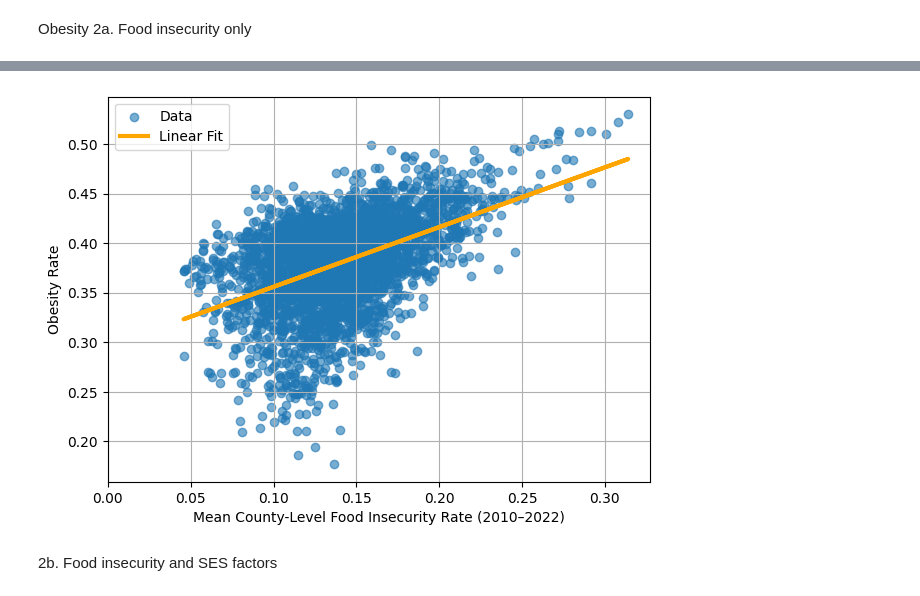
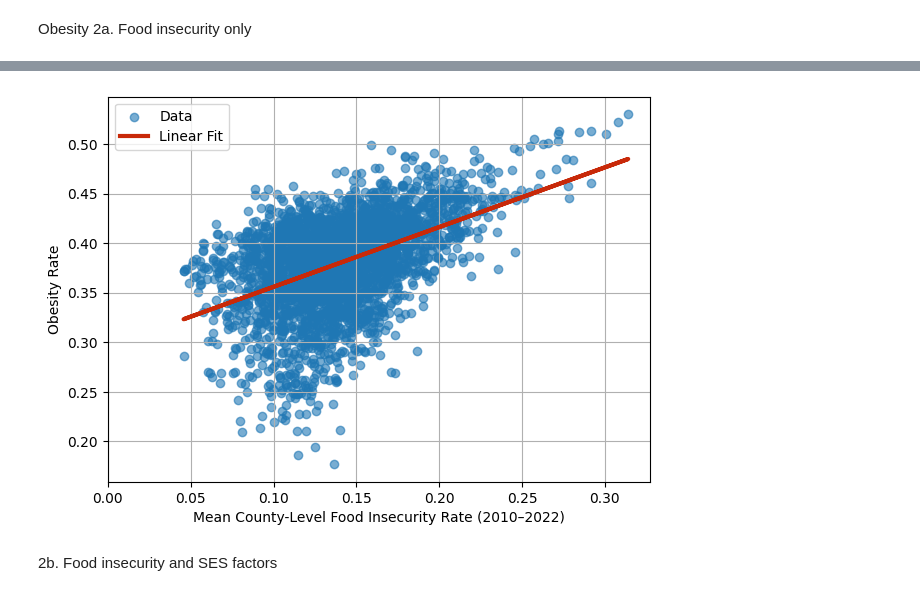
Before and after one commit to rorythanhtran/SNAP-Diabetes-prevalance, a Jupyter notebook: data analysis/initial_analyses.ipynb, the cells around one changed output, grey strips where cells are left out. Saved outputs shown, nothing was run; the diff lists cells and outputs as text; code cells hidden in the pictures.

```diff
--- a/data analysis/initial_analyses.ipynb
+++ b/data analysis/initial_analyses.ipynb
@@ -624,7 +670,7 @@ y_pred = model.predict(X)
 # Plot
 plt.figure(figsize=(7,5))
 plt.scatter(X_original, y, alpha=0.6, label='Data')
-plt.plot(X_original, y_pred, linewidth=3, label='Linear Fit', color = "orange")
+plt.plot(X_original, y_pred, linewidth=3, label='Linear Fit', color = "#C82909")
 
 plt.xlabel("Mean County-Level Food Insecurity Rate (2010–2022)")
 plt.ylabel("Obesity Rate")
@@ -643,14 +689,14 @@ Time:                        17:50:42   Log-Likelihood:                 5566.0
 No. Observations:                3130   AIC:                        -1.113e+04
 Df Residuals:                    3128   BIC:                        -1.112e+04
 Df Model:                           1
 Covariance Type:            nonrobust
 =================================================================================
 ... (9 lines left out)
 ==============================================================================
 
 Notes:
 [1] Standard Errors assume that the covariance matrix of the errors is correctly specified.
-[figure, old version]
+[figure, new version]
 # %% [markdown]
 2b. Food insecurity and SES factors
 # %%
```
Also changed, not shown: parts of 6 cells of this notebook.
